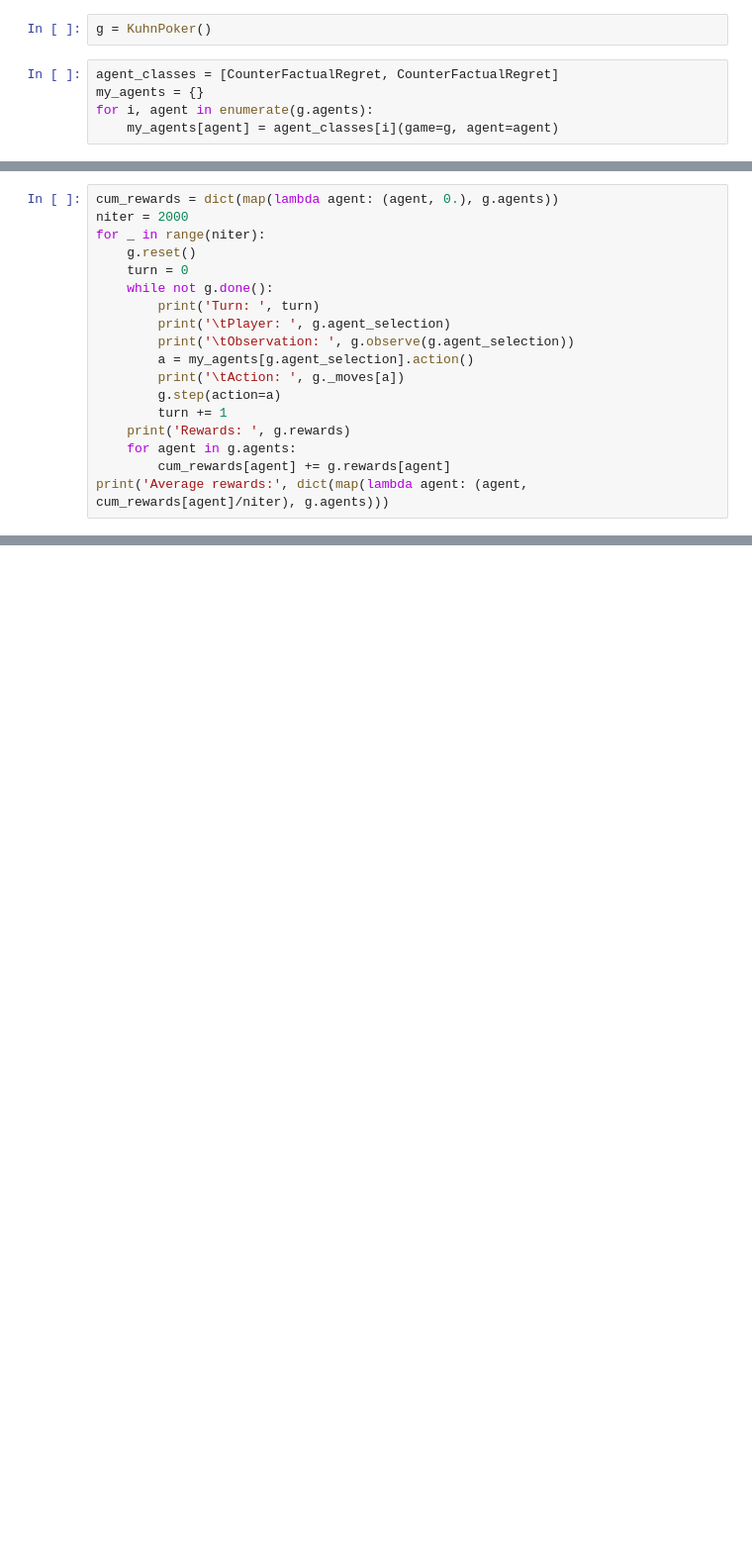
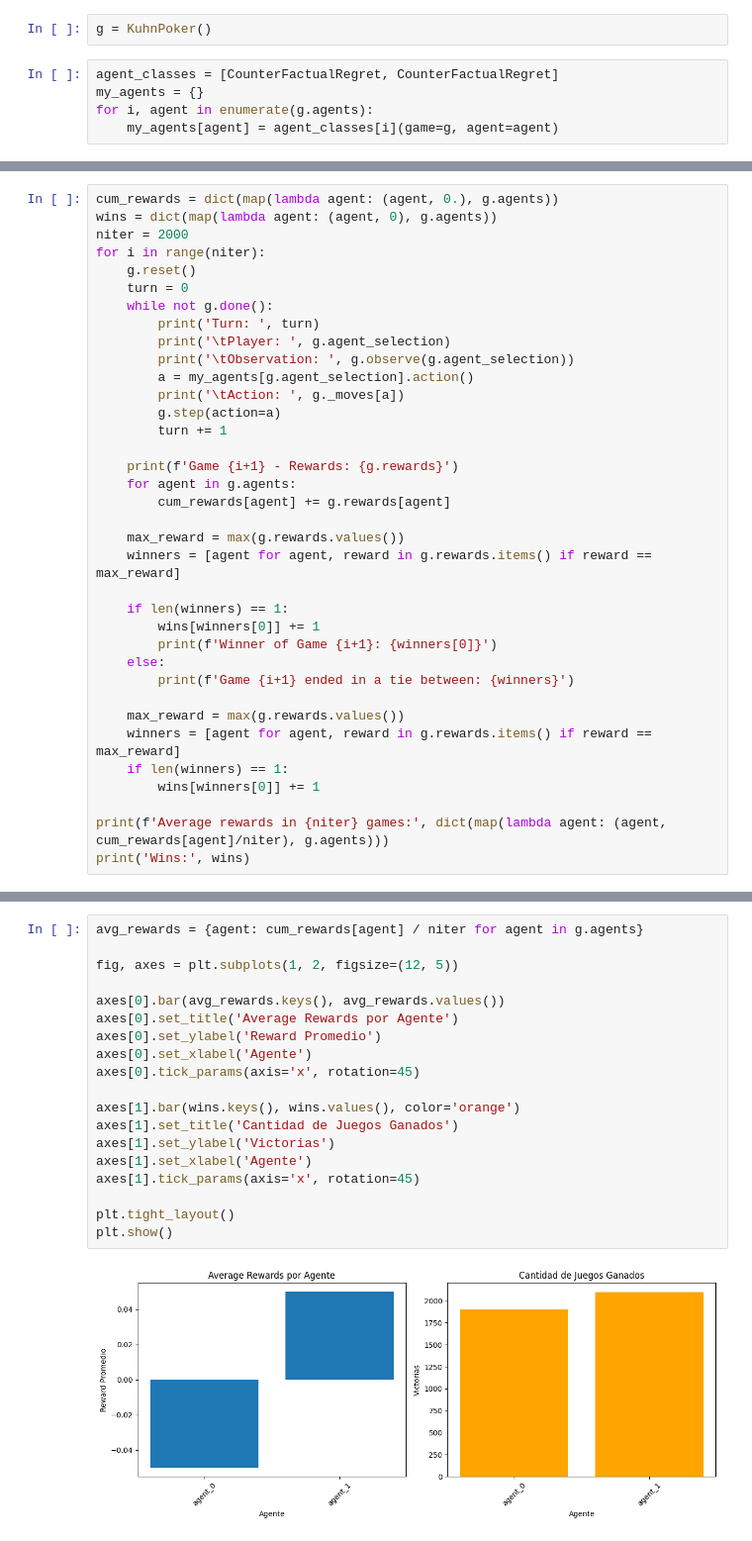
Before and after one commit to leandrouruguay1994/multiagentes-alt-games, a Jupyter notebook: multiagentes-alt-games/cfr/KuhnPoker.ipynb, the cells around one changed output, grey strips where cells are left out. Shown at 99% size. Saved outputs shown, nothing was run; the diff lists cells and outputs as text; blank space fills up the shorter version.

```diff
--- a/multiagentes-alt-games/cfr/KuhnPoker.ipynb
+++ b/multiagentes-alt-games/cfr/KuhnPoker.ipynb
@@ -68,7 +64,8 @@ for obs, node in my_agents[agent].node_dict.items():
 # %%
 cum_rewards = dict(map(lambda agent: (agent, 0.), g.agents))
+wins = dict(map(lambda agent: (agent, 0), g.agents))
 niter = 2000
-for _ in range(niter):
+for i in range(niter):
     g.reset()
     turn = 0
     while not g.done():
@@ -79,10 +76,27 @@ for _ in range(niter):
         print('\tAction: ', g._moves[a])
         g.step(action=a)
         turn += 1
-    print('Rewards: ', g.rewards)
+
+    print(f'Game {i+1} - Rewards: {g.rewards}')
     for agent in g.agents:
         cum_rewards[agent] += g.rewards[agent]
-print('Average rewards:', dict(map(lambda agent: (agent, cum_rewards[agent]/niter), g.agents)))
+
+    max_reward = max(g.rewards.values())
+    winners = [agent for agent, reward in g.rewards.items() if reward == max_reward]
+
+    if len(winners) == 1:
+        wins[winners[0]] += 1
+        print(f'Winner of Game {i+1}: {winners[0]}')
+    else:
+        print(f'Game {i+1} ended in a tie between: {winners}')
+
+    max_reward = max(g.rewards.values())
+    winners = [agent for agent, reward in g.rewards.items() if reward == max_reward]
+    if len(winners) == 1:
+        wins[winners[0]] += 1
+
+print(f'Average rewards in {niter} games:', dict(map(lambda agent: (agent, cum_rewards[agent]/niter), g.agents)))
+print('Wins:', wins)
 # %% [output]
 Turn:  0
         Player:  agent_1
@@ -103,0 +118,21 @@ Average rewards: {'agent_0': -0.0315, 'agent_1': 0.0315}
+# %%
+avg_rewards = {agent: cum_rewards[agent] / niter for agent in g.agents}
+
+fig, axes = plt.subplots(1, 2, figsize=(12, 5))
+
+axes[0].bar(avg_rewards.keys(), avg_rewards.values())
+axes[0].set_title('Average Rewards por Agente')
+axes[0].set_ylabel('Reward Promedio')
+axes[0].set_xlabel('Agente')
+axes[0].tick_params(axis='x', rotation=45)
+
+axes[1].bar(wins.keys(), wins.values(), color='orange')
+axes[1].set_title('Cantidad de Juegos Ganados')
+axes[1].set_ylabel('Victorias')
+axes[1].set_xlabel('Agente')
+axes[1].tick_params(axis='x', rotation=45)
+
+plt.tight_layout()
+plt.show()
+# %% [output]
+[figure, added]
```
Also changed, not shown: parts of 7 cells of this notebook, 1 other file.
